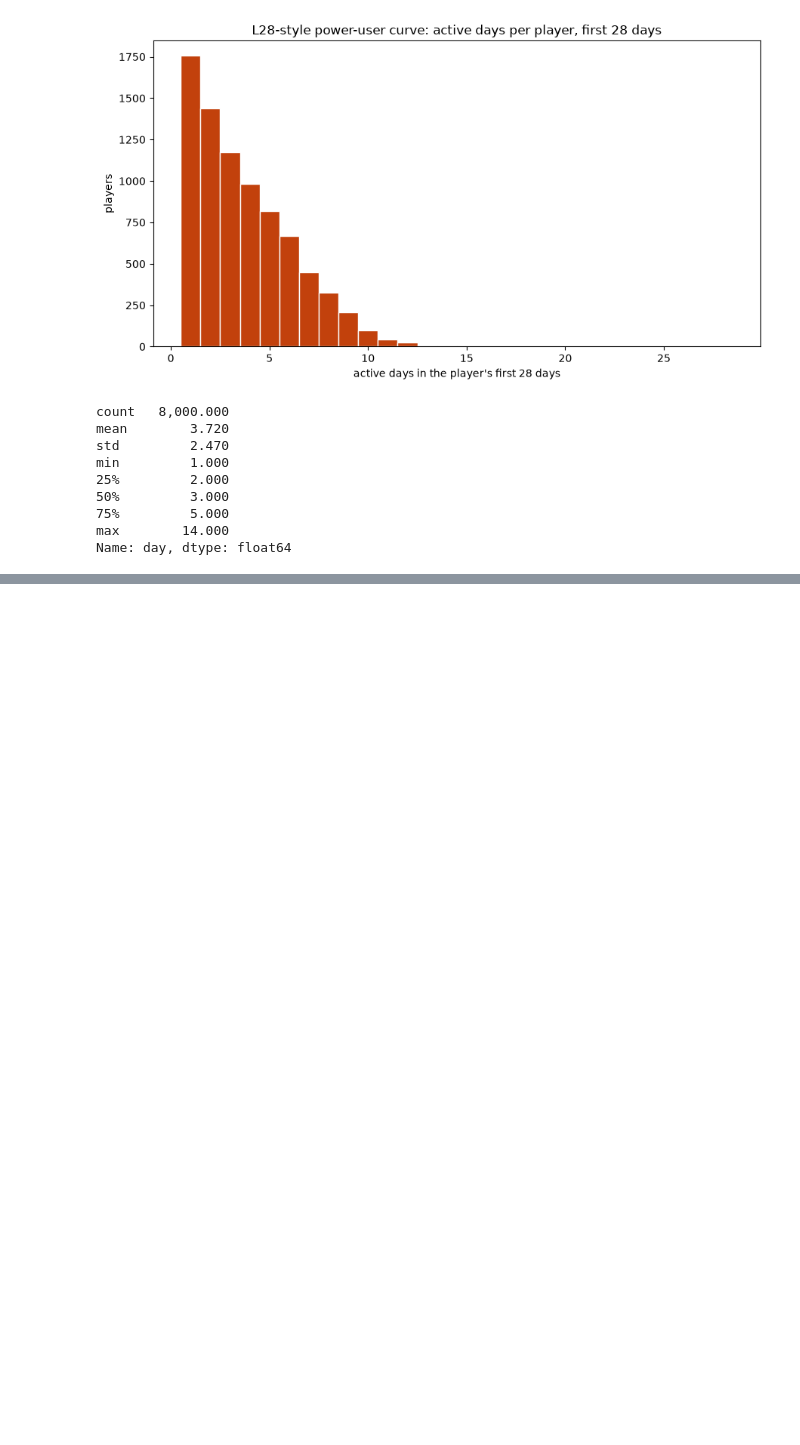
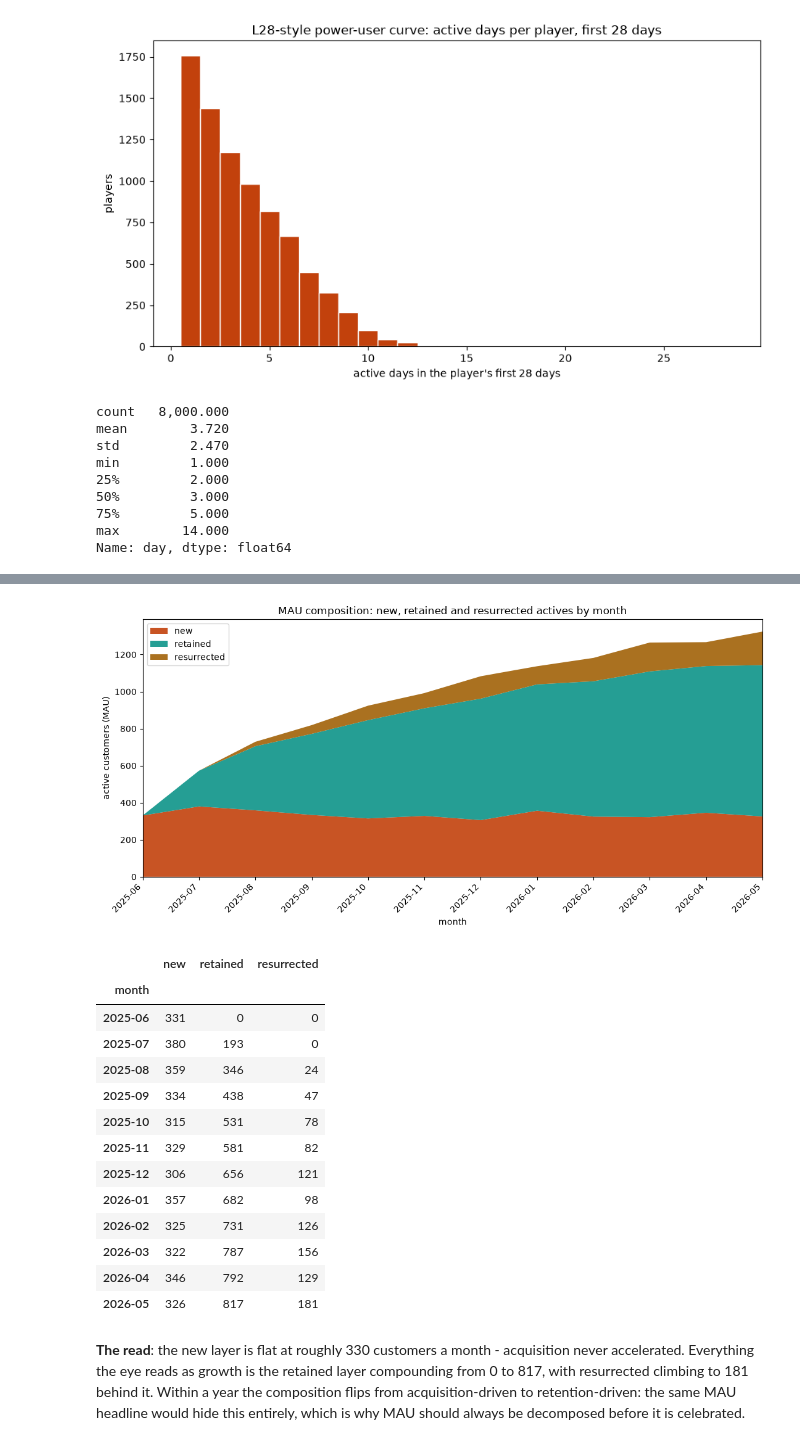
Before and after one commit to phoebefu6/learn-customer-retention-with-phoebe, a Jupyter notebook: notebooks/a3_viz_gallery.ipynb, the cells around one changed output, grey strips where cells are left out. Saved outputs shown, nothing was run; the diff lists cells and outputs as text; code cells hidden in the pictures; blank space fills up the shorter version.

```diff
--- a/notebooks/a3_viz_gallery.ipynb
+++ b/notebooks/a3_viz_gallery.ipynb
@@ -201,0 +210,55 @@ Name: day, dtype: float64
+# %%
+# Reuse the growth-accounting month-gaps method, on all segments this time
+all_o = orders.copy()
+all_o["order_month"] = all_o["order_date"].dt.to_period("M")
+by_month_all = all_o.groupby("order_month")["customer_id"].agg(set)
+first_month_all = all_o.groupby("customer_id")["order_month"].min()
+mi = by_month_all.index
+comp_rows = []
+for i, m in enumerate(mi):
+    cur = by_month_all[m]
+    prev = by_month_all[mi[i - 1]] if i > 0 else set()
+    new = {c for c in cur if first_month_all[c] == m}
+    retained = cur & prev
+    resurrected = (cur - prev) - new
+    comp_rows.append({"month": str(m), "new": len(new), "retained": len(retained),
+                      "resurrected": len(resurrected)})
+mau = pd.DataFrame(comp_rows).set_index("month").loc["2025-06":"2026-05"]
+
+fig, ax = plt.subplots(figsize=(11, 5.5))
+xs = np.arange(len(mau))
+ax.stackplot(xs, mau["new"], mau["retained"], mau["resurrected"],
+             labels=["new", "retained", "resurrected"],
+             colors=["#C2410C", "#0D9488", "#A16207"], alpha=0.9)
+ax.set_xticks(xs)
+ax.set_xticklabels(mau.index, rotation=45, ha="right")
+ax.set_xlabel("month")
+ax.set_ylabel("active customers (MAU)")
+ax.set_title("MAU composition: new, retained and resurrected actives by month")
+ax.legend(loc="upper left")
+ax.set_xlim(0, len(mau) - 1)
+plt.tight_layout()
+plt.show()
+mau
+# %% [output]
+[figure, added]
+|  | new | retained | resurrected |
+| month |  |  |  |
+| 2025-06 | 331 | 0 | 0 |
+| 2025-07 | 380 | 193 | 0 |
+| 2025-08 | 359 | 346 | 24 |
+| 2025-09 | 334 | 438 | 47 |
+| 2025-10 | 315 | 531 | 78 |
+| 2025-11 | 329 | 581 | 82 |
+| 2025-12 | 306 | 656 | 121 |
+| 2026-01 | 357 | 682 | 98 |
+| 2026-02 | 325 | 731 | 126 |
+| 2026-03 | 322 | 787 | 156 |
+| 2026-04 | 346 | 792 | 129 |
+| 2026-05 | 326 | 817 | 181 |
+# %% [markdown]
+**The read**: the new layer is flat at roughly 330 customers a month - acquisition never
+accelerated. Everything the eye reads as growth is the retained layer compounding from 0 to
+817, with resurrected climbing to 181 behind it. Within a year the composition flips from
+acquisition-driven to retention-driven: the same MAU headline would hide this entirely,
+which is why MAU should always be decomposed before it is celebrated.
```
Also changed, not shown: parts of 1 cell of this notebook, 11 other files.
